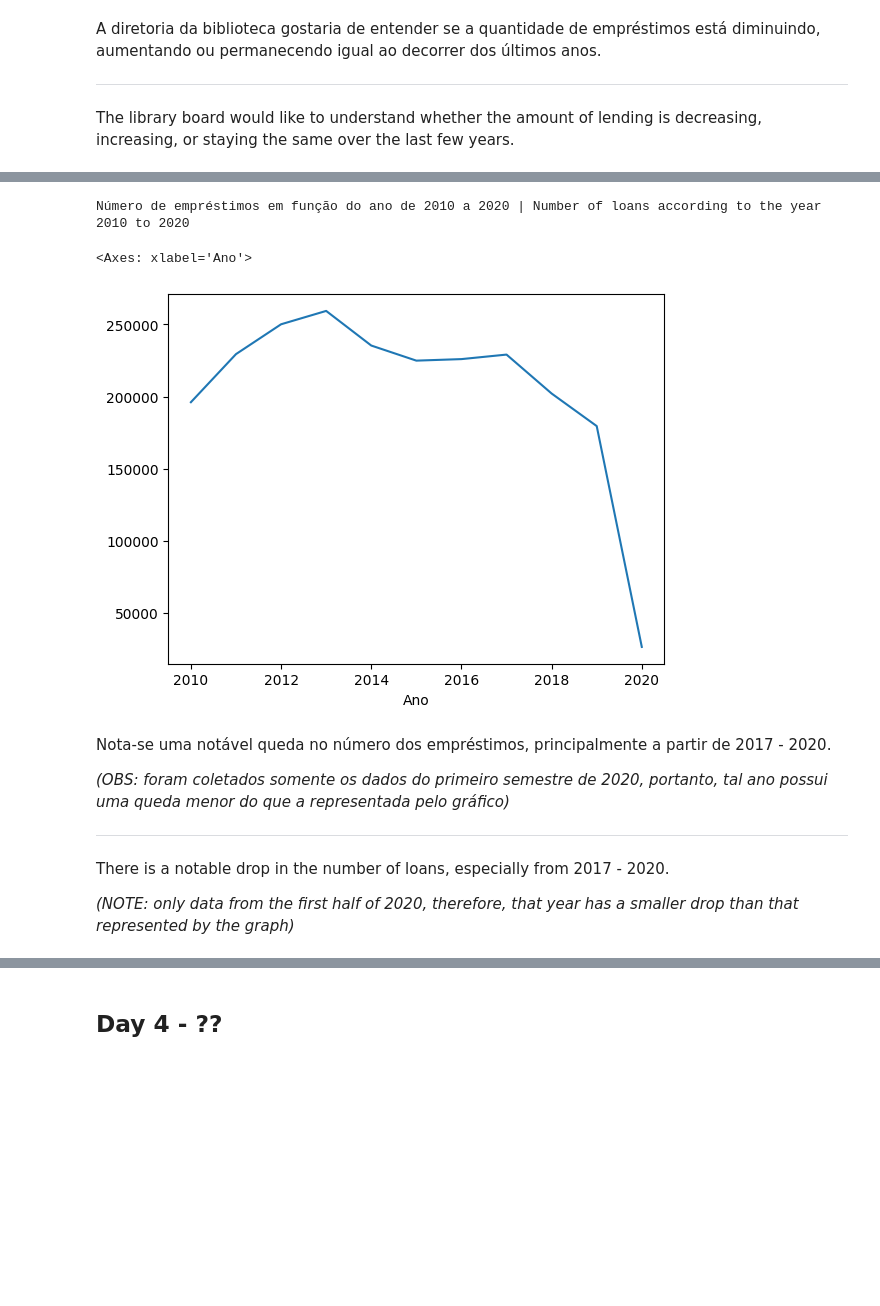
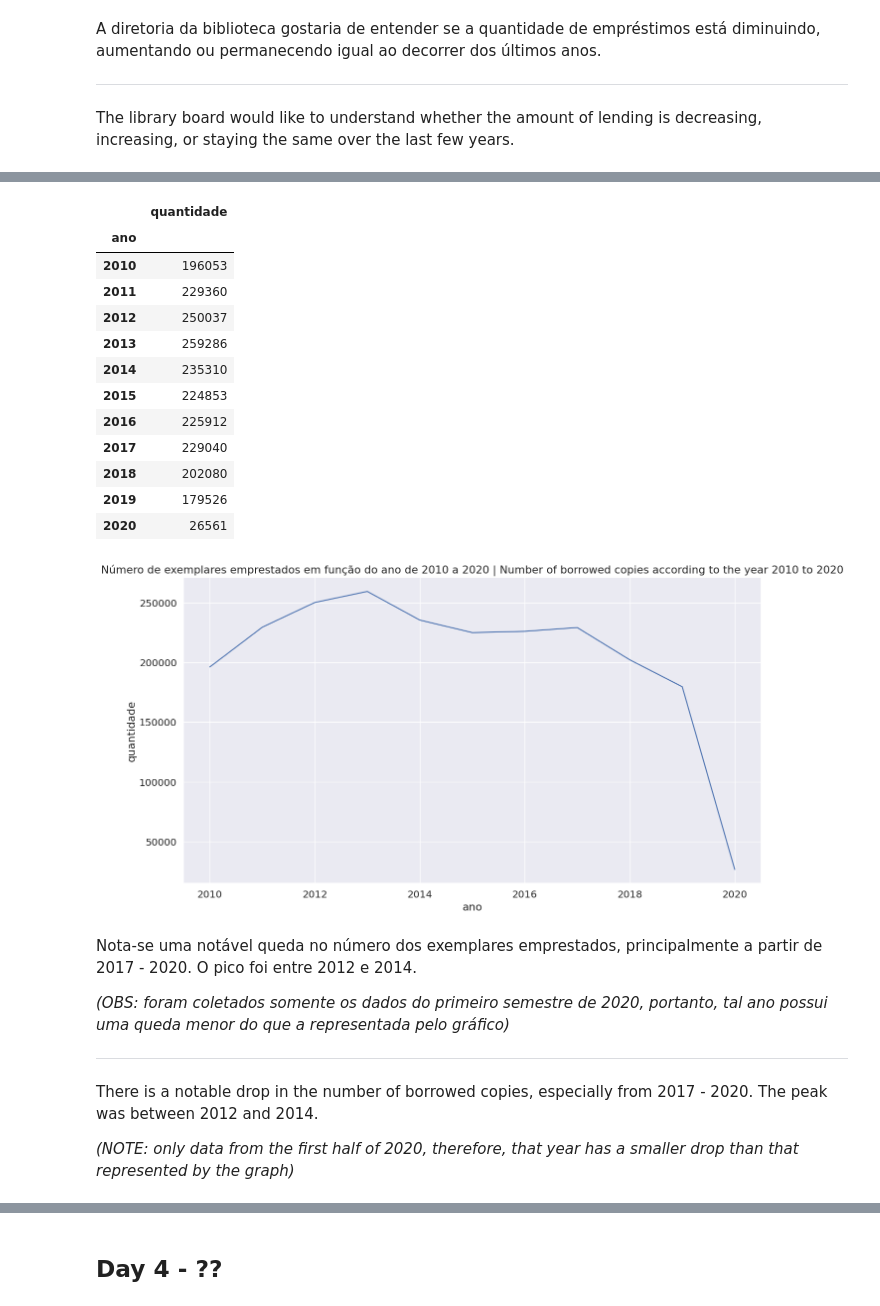
Before and after one commit to migueltosi/UFRN-Library-Data-Analysis, a Jupyter notebook: UFRN_Library.ipynb, the cells around one changed output, grey strips where cells are left out. Saved outputs shown, nothing was run; the diff lists cells and outputs as text; code cells hidden in the pictures; blank space fills up the shorter version.

```diff
--- a/UFRN_Library.ipynb
+++ b/UFRN_Library.ipynb
@@ -140,7 +140,7 @@ localizacao         0
 registro_sistema    0
 dtype: int64
 # %%
-dataframes = [loans, collections]
+dataframes = [copies, collections]
 merged_df = pd.concat(dataframes).sort_values('codigo_barras')
 # %%
 merged_df.sample(3)
@@ -346,0 +351,9 @@ dtype: int64
+# %%
+# Setting up graph settings
+import seaborn as sns
+
+sns.set_theme(context='notebook',
+              style='darkgrid',
+              palette='deep',
+              font_scale=1.3,
+              rc={"figure.figsize":(15,8)})
@@ -346,0 +370,9 @@ dtype: int64
+# %%
+copies_date = pd.DataFrame(df['data_emprestimo'].value_counts()).reset_index()
+copies_date.columns = ['data', 'quantidade']
+copies_date['data'] = pd.to_datetime(copies_date['data'])
+copies_date['ano'] = copies_date['data'].dt.year
+copies_date['mes'] = copies_date['data'].dt.month
+copies_date['dia'] = copies_date['data'].dt.day
+copies_date['horario'] = copies_date['data'].dt.hour
+copies_date
@@ -347,20 +393,35 @@ dtype: int64
+# %%
+copies_by_year = copies_date[['ano', 'quantidade']].groupby('ano').sum()
+copies_by_year
+# %% [output]
+|  | quantidade |
+| ano |  |
+| 2010 | 196053 |
+| 2011 | 229360 |
+| 2012 | 250037 |
+| 2013 | 259286 |
+| 2014 | 235310 |
+| 2015 | 224853 |
+| 2016 | 225912 |
+| 2017 | 229040 |
+| 2018 | 202080 |
+| 2019 | 179526 |
+| 2020 | 26561 |
 # %%
-print('Número de empréstimos em função do ano de 2010 a 2020 | Number of loans according to the year 2010 to 2020')
-
-loan_by_year.plot()
+ax = sns.lineplot(data = copies_by_year, x = 'ano', y = 'quantidade')
+ax.set_title('Número de exemplares emprestados em função do ano de 2010 a 2020 | Number of borrowed copies according to the year 2010 to 2020')
+ax = ax
 # %% [output]
-Número de empréstimos em função do ano de 2010 a 2020 | Number of loans according to the year 2010 to 2020
-<Axes: xlabel='Ano'>
-[figure, old version]
+[figure, new version]
 # %% [markdown]
-Nota-se uma notável queda no número dos empréstimos, principalmente a partir de 2017 - 2020.
+Nota-se uma notável queda no número dos exemplares emprestados, principalmente a partir de 2017 - 2020. O pico foi entre 2012 e 2014.
 
 *(OBS: foram coletados somente os dados do primeiro semestre de
 2020, portanto, tal ano possui uma queda menor do que a representada pelo gráfico)*
 
 ---
 
-There is a notable drop in the number of loans, especially from 2017 - 2020.
+There is a notable drop in the number of borrowed copies, especially from 2017 - 2020. The peak was between 2012 and 2014.
 
 *(NOTE: only data from the first half of
 2020, therefore, that year has a smaller drop than that represented by the graph)*
```
Also changed, not shown: parts of 28 cells of this notebook.
